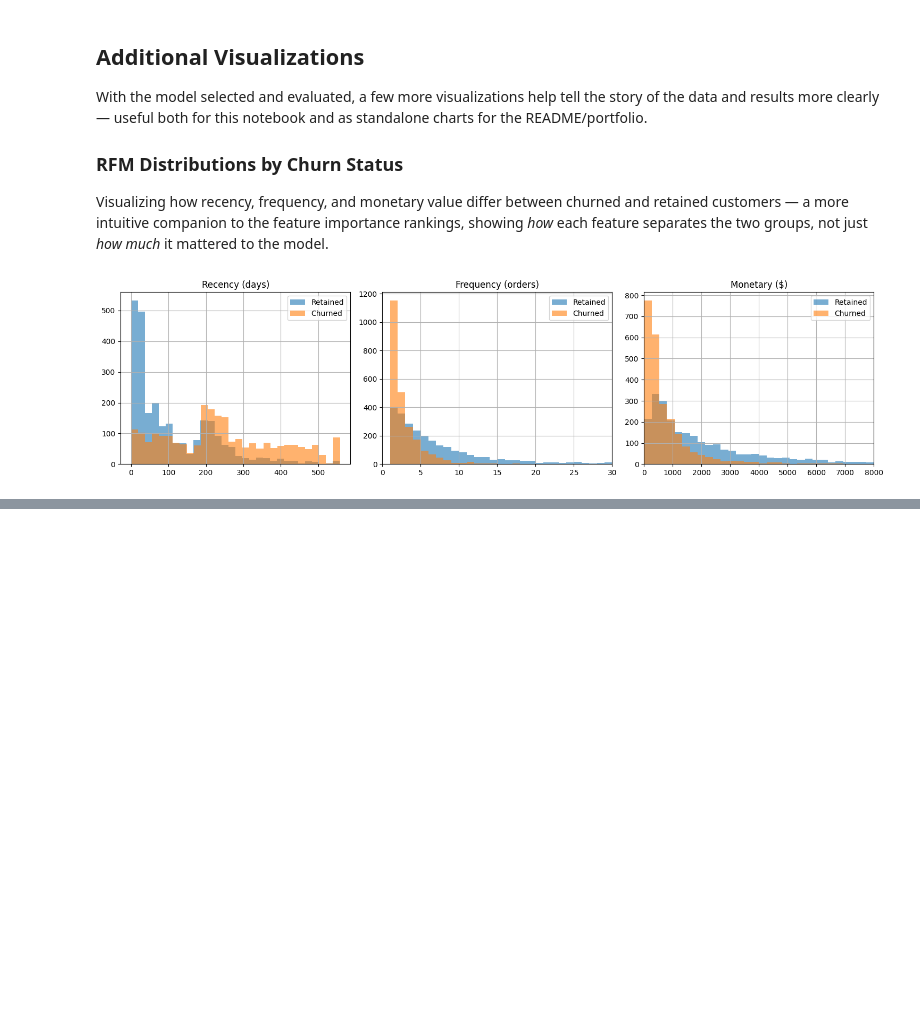
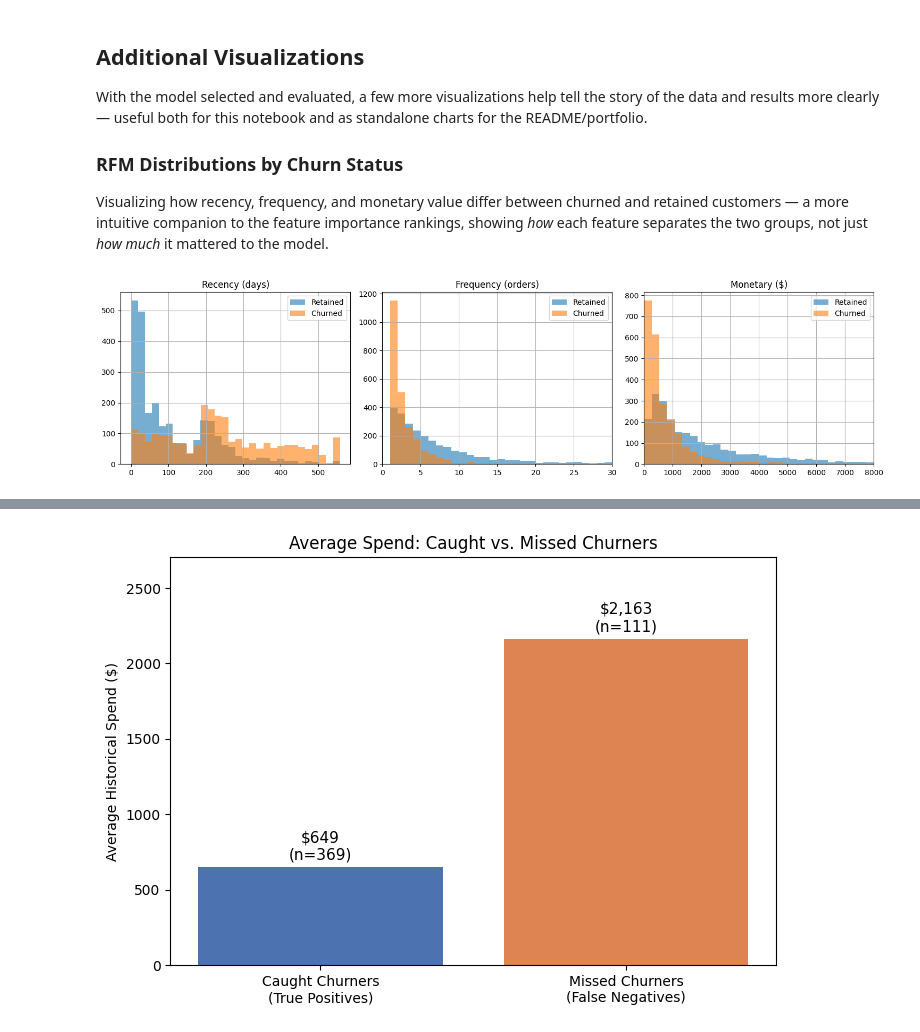
Before and after one commit to runrmc/retail-churn-prediction, a Jupyter notebook: notebooks/01_eda.ipynb, the cells around one changed output, grey strips where cells are left out. Drawn from its saved outputs; the diff is of its cells as text; code cells hidden in the pictures; blank space fills up the shorter version.

Commit message:
Add revenue-at-risk gap visualization

```diff
--- a/notebooks/01_eda.ipynb
+++ b/notebooks/01_eda.ipynb
@@ -610,0 +617,22 @@ plt.show()
+# %%
+categories = ['Caught Churners\n(True Positives)', 'Missed Churners\n(False Negatives)']
+avg_spend = caught_churners['monetary'].mean(), missed_churners['monetary'].mean()
+counts = [len(caught_churners), len(missed_churners)]
+
+fix, ax = plt.subplots(figsize=(7, 5))
+bars = ax.bar(categories, avg_spend, color=['#4C72B0', '#DD8452'])
+
+for bar, count in zip(bars, counts):
+    height = bar.get_height()
+    ax.text(bar.get_x() + bar.get_width() / 2, height + 30,
+            f'${height:,.0f}\n(n={count})', ha='center', va='bottom', fontsize=11)
+
+ax.set_ylabel('Average Historical Spend ($)')
+ax.set_title('Average Spend: Caught vs. Missed Churners')
+ax.set_ylim(0, max(avg_spend) * 1.25)
+
+plt.tight_layout()
+plt.savefig('../reports/revenue_at_risk_gap.png', dpi=150)
+plt.show()
+# %% [output]
+[figure, added]
```
Also changed, not shown: parts of 1 cell of this notebook, 1 other file.
